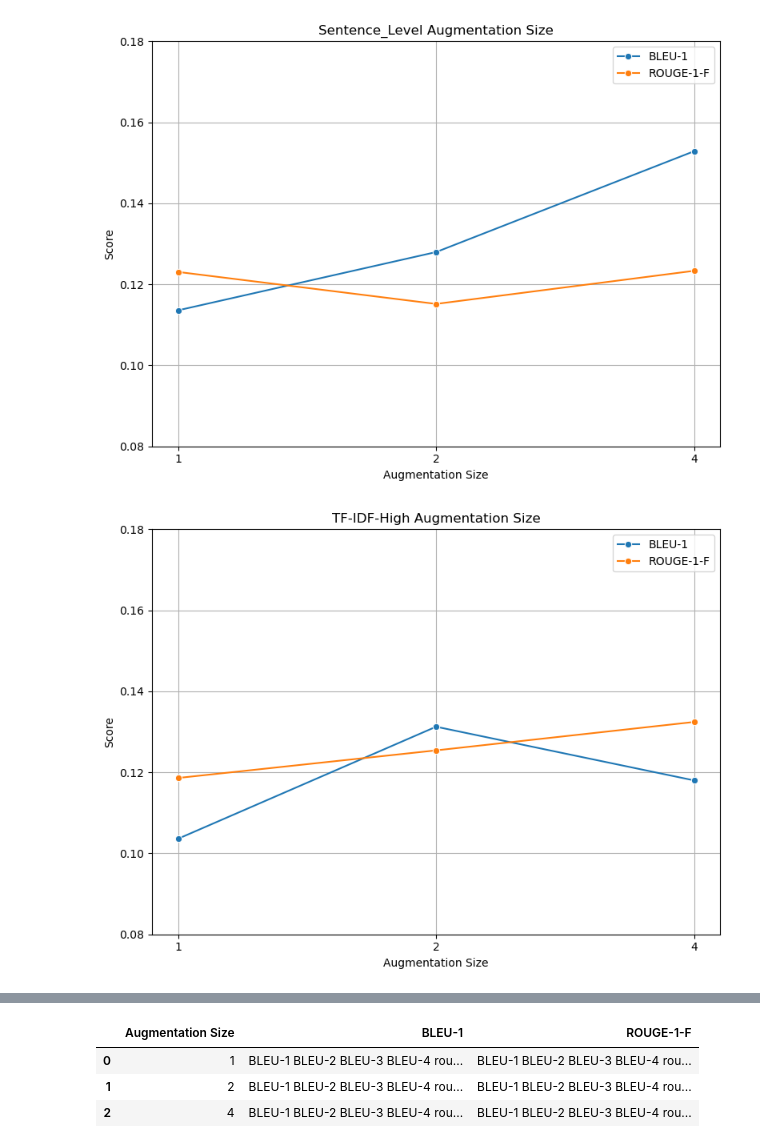
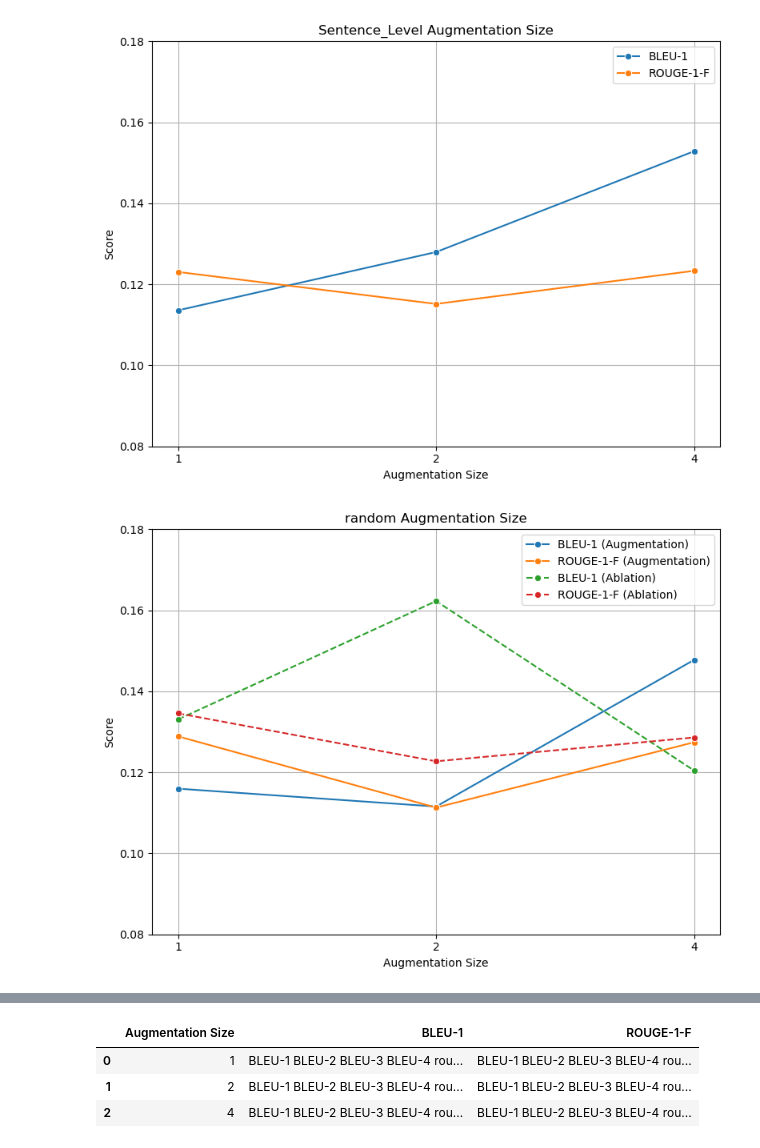
Before and after one commit to NiallMcguire/SIGIR_EEG_GAN, a Jupyter notebook: Development/EEG-To-Text-GAN/Results/EEG-Text-Augmentation.ipynb, the cells around one changed output, grey strips where cells are left out. Cells and saved outputs as stored; diff of their text form; code cells hidden in the pictures.

```diff
--- a/Development/EEG-To-Text-GAN/Results/EEG-Text-Augmentation.ipynb
+++ b/Development/EEG-To-Text-GAN/Results/EEG-Text-Augmentation.ipynb
@@ -6,6 +6,8 @@ import matplotlib.pyplot as plt
 # %%
 # Get the list of all files and directories
 path = r"C:\Users\gxb18167\OneDrive - University of Strathclyde\Desktop\PhD\2nd year\Results\best"
+ablation_path = r"C:\Users\gxb18167\OneDrive - University of Strathclyde\Desktop\PhD\2nd year\Results\Ablation"
 dir_list = os.listdir(path)
-print(dir_list)
+ablation_dir_list = os.listdir(ablation_path)
+print(ablation_dir_list)
 # %% [output]
@@ -70,3 +72,27 @@ for file in dir_list:
     df["generation_type"] = generation_type
 
     list_of_dfs.append(df)
+# %%
+list_of_ablation_dfs = []
+for ablation_file in ablation_dir_list:
+    ablation_scores = parse_scores_from_file(rf"{ablation_path}\{ablation_file}")
+    augmentation_size = ablation_file[11]
+    #augmentation type
+    if "random" in ablation_file:
+        augmentation_type = "random"
+    elif "TF-IDF-Low" in ablation_file:
+        augmentation_type = "TF-IDF-Low"
+    elif "TF-IDF-High" in ablation_file:
+        augmentation_type = "TF-IDF-High"
+    elif "TF-IDF-Medium" in ablation_file:
+        augmentation_type = "TF-IDF-Medium"
+
+
+
+    df = pd.DataFrame([ablation_scores])
+    df["augmentation_type"] = augmentation_type
+    df["model"] = "ablation_noise"
+    df["augmentation_size"] = augmentation_size
+    list_of_ablation_dfs.append(df)
+# %%
+final_df_ablation = pd.concat(list_of_ablation_dfs)
@@ -172,7 +264,7 @@ def plot_augmentation_type_augmentation_scores(augmentation_type="random"):
-# %%
-plot_augmentation_type_augmentation_scores("TF-IDF-High")
-# %% [output]
-[figure, removed]
+# %%
+plot_augmentation_type_augmentation_scores("random")
+# %% [output]
+[figure, added]
 # %%
 def plot_model_augmentation_scores(model="DCGAN_v1_Text"):
     model_df = final_df[final_df['model'] == model]
```
Also changed, not shown: parts of 13 cells of this notebook.
